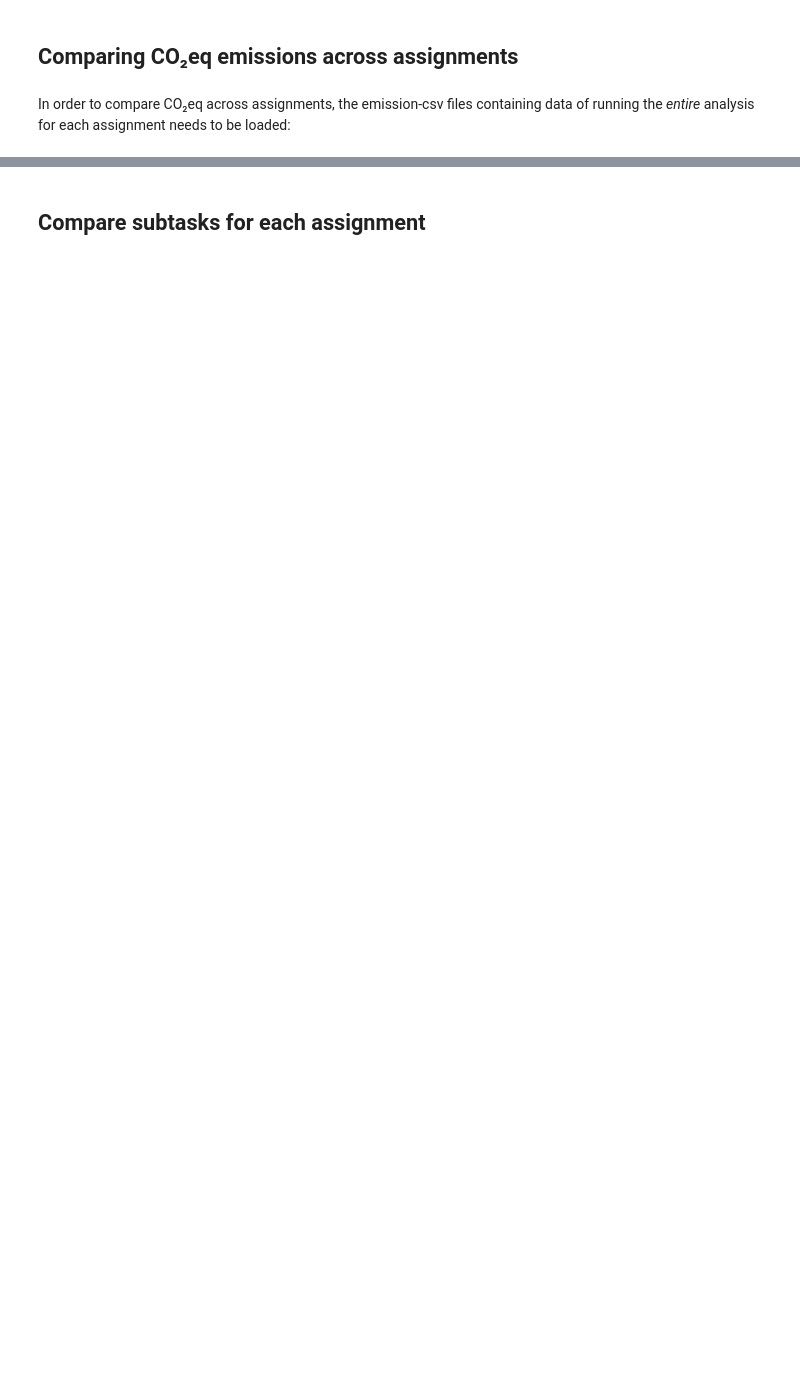
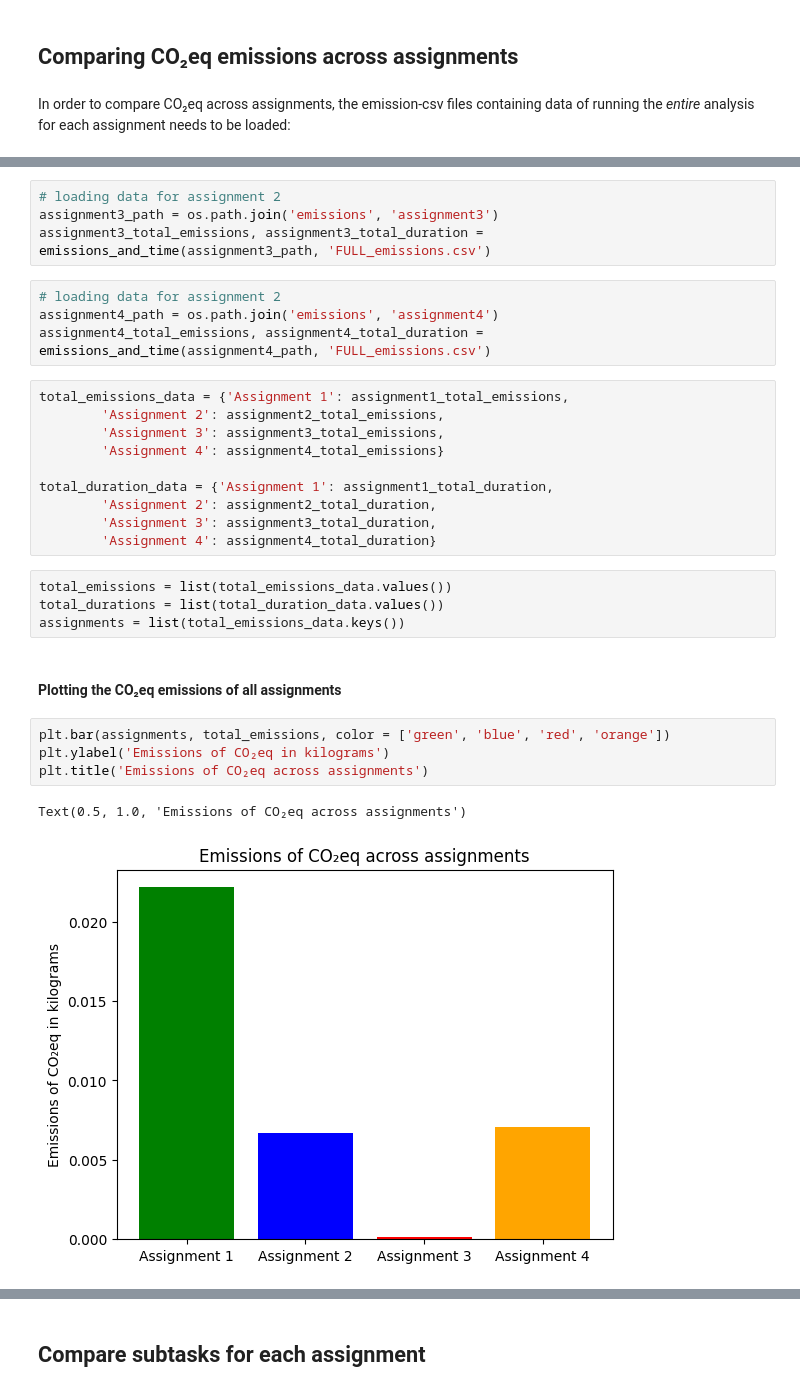
Before and after one commit to louisebphansen/assignment-5-evaluating-environmental-impact-louisebphansen, a Jupyter notebook: testing.ipynb, the cells around one changed output, grey strips where cells are left out. Cells and saved outputs as stored; diff of their text form; blank space fills up the shorter version.

```diff
--- a/testing.ipynb
+++ b/testing.ipynb
@@ -125,0 +86,31 @@ assignment3_full.head()
+# %%
+# loading data for assignment 2
+assignment3_path = os.path.join('emissions', 'assignment3')
+assignment3_total_emissions, assignment3_total_duration = emissions_and_time(assignment3_path, 'FULL_emissions.csv')
+# %%
+# loading data for assignment 2
+assignment4_path = os.path.join('emissions', 'assignment4')
+assignment4_total_emissions, assignment4_total_duration = emissions_and_time(assignment4_path, 'FULL_emissions.csv')
+# %%
+total_emissions_data = {'Assignment 1': assignment1_total_emissions,
+        'Assignment 2': assignment2_total_emissions,
+        'Assignment 3': assignment3_total_emissions,
+        'Assignment 4': assignment4_total_emissions}
+
+total_duration_data = {'Assignment 1': assignment1_total_duration,
+        'Assignment 2': assignment2_total_duration,
+        'Assignment 3': assignment3_total_duration,
+        'Assignment 4': assignment4_total_duration}
+# %%
+total_emissions = list(total_emissions_data.values())
+total_durations = list(total_duration_data.values())
+assignments = list(total_emissions_data.keys())
+# %% [markdown]
+#### Plotting the CO₂eq emissions of all assignments
+# %%
+plt.bar(assignments, total_emissions, color = ['green', 'blue', 'red', 'orange'])
+plt.ylabel('Emissions of CO₂eq in kilograms')
+plt.title('Emissions of CO₂eq across assignments')
+# %% [output]
+Text(0.5, 1.0, 'Emissions of CO₂eq across assignments')
+[figure, added]
```
Also changed, not shown: parts of 34 cells of this notebook, 6 other files.
